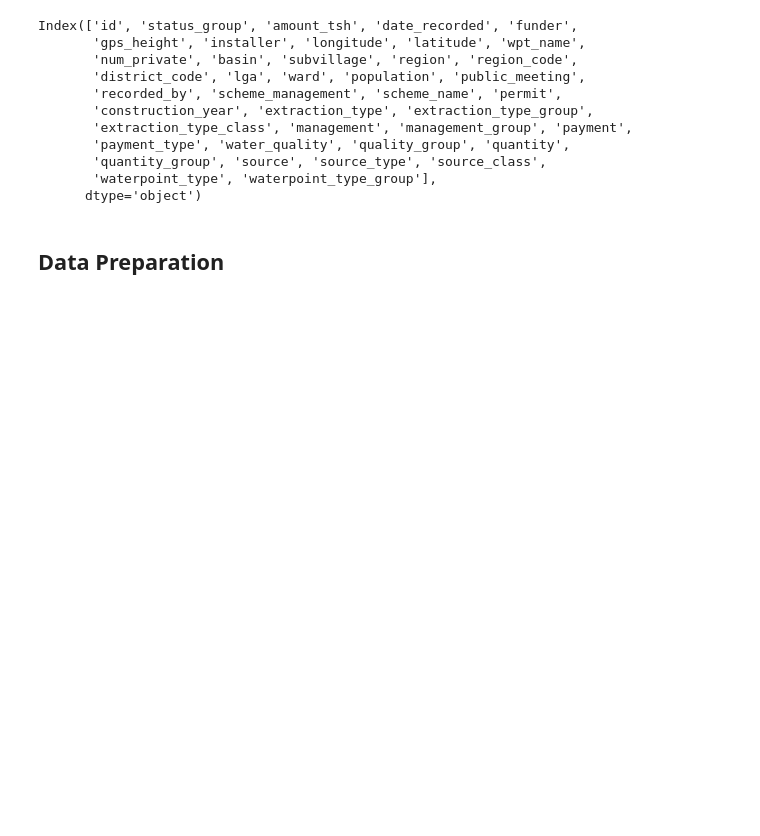
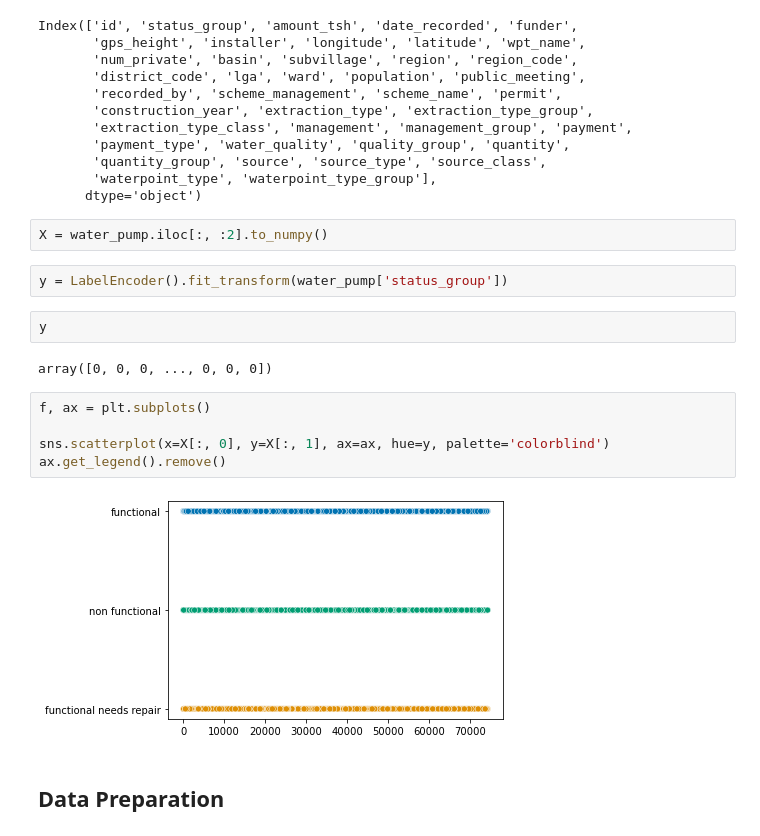
Before and after one commit to mboland23/phase_3_project, a Jupyter notebook: main_notebook_data_cleaning.ipynb, the cells around one changed output. Drawn from its saved outputs; the diff is of its cells as text; blank space fills up the shorter version.

```diff
--- a/main_notebook_data_cleaning.ipynb
+++ b/main_notebook_data_cleaning.ipynb
@@ -119,6 +122,21 @@ Index(['id', 'status_group', 'amount_tsh', 'date_recorded', 'funder',
        'quantity_group', 'source', 'source_type', 'source_class',
        'waterpoint_type', 'waterpoint_type_group'],
       dtype='object')
+# %%
+X = water_pump.iloc[:, :2].to_numpy()
+# %%
+y = LabelEncoder().fit_transform(water_pump['status_group'])
+# %%
+y
+# %% [output]
+array([0, 0, 0, ..., 0, 0, 0])
+# %%
+f, ax = plt.subplots()
+
+sns.scatterplot(x=X[:, 0], y=X[:, 1], ax=ax, hue=y, palette='colorblind')
+ax.get_legend().remove()
+# %% [output]
+[figure, added]
 # %% [markdown]
 ## Data Preparation
 # %%
```
Also changed, not shown: parts of 1 cell of this notebook, 1 other file.
